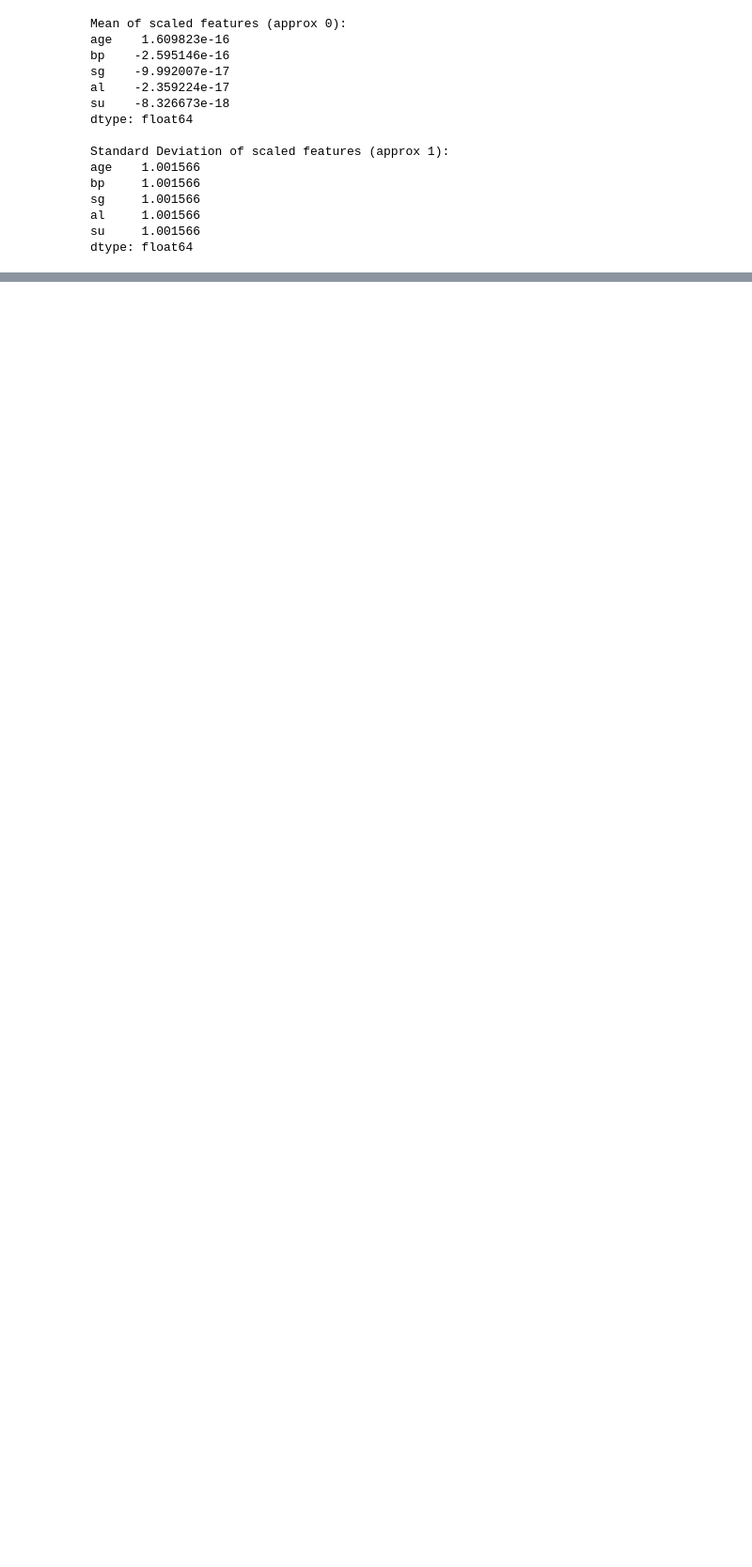
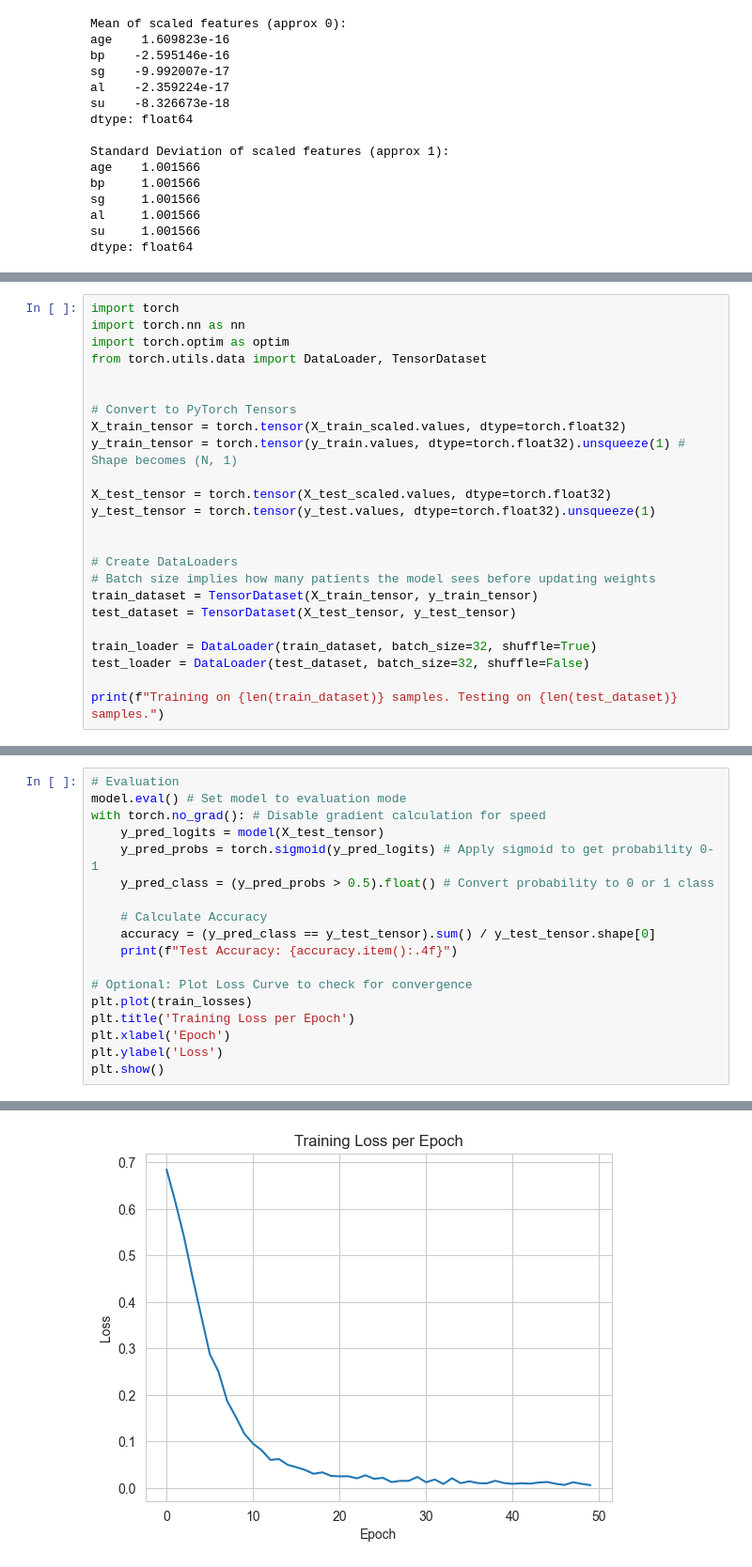
Before and after one commit to gitxnav/SP-Final-Project, a Jupyter notebook: src/classification/neural_network.ipynb, the cells around one changed output, grey strips where cells are left out. Shown at 94% size. Drawn from its saved outputs; the diff is of its cells as text; blank space fills up the shorter version.

Commit message:
[UPD] neural networks classification for the dataset with imputed values. Also, the model was uploaded to the folder of models

```diff
--- a/src/classification/neural_network.ipynb
+++ b/src/classification/neural_network.ipynb
@@ -159,0 +136,24 @@ X.head()
+# %%
+import torch
+import torch.nn as nn
+import torch.optim as optim
+from torch.utils.data import DataLoader, TensorDataset
+
+
+# Convert to PyTorch Tensors
+X_train_tensor = torch.tensor(X_train_scaled.values, dtype=torch.float32)
+y_train_tensor = torch.tensor(y_train.values, dtype=torch.float32).unsqueeze(1) # Shape becomes (N, 1)
+
+X_test_tensor = torch.tensor(X_test_scaled.values, dtype=torch.float32)
+y_test_tensor = torch.tensor(y_test.values, dtype=torch.float32).unsqueeze(1)
+
+
+# Create DataLoaders
+# Batch size implies how many patients the model sees before updating weights
+train_dataset = TensorDataset(X_train_tensor, y_train_tensor)
+test_dataset = TensorDataset(X_test_tensor, y_test_tensor)
+
+train_loader = DataLoader(train_dataset, batch_size=32, shuffle=True)
+test_loader = DataLoader(test_dataset, batch_size=32, shuffle=False)
+
+print(f"Training on {len(train_dataset)} samples. Testing on {len(test_dataset)} samples.")
@@ -159,0 +259,19 @@ X.head()
+# %%
+# Evaluation
+model.eval() # Set model to evaluation mode
+with torch.no_grad(): # Disable gradient calculation for speed
+    y_pred_logits = model(X_test_tensor)
+    y_pred_probs = torch.sigmoid(y_pred_logits) # Apply sigmoid to get probability 0-1
+    y_pred_class = (y_pred_probs > 0.5).float() # Convert probability to 0 or 1 class
+
+    # Calculate Accuracy
+    accuracy = (y_pred_class == y_test_tensor).sum() / y_test_tensor.shape[0]
+    print(f"Test Accuracy: {accuracy.item():.4f}")
+
+# Optional: Plot Loss Curve to check for convergence
+plt.plot(train_losses)
+plt.title('Training Loss per Epoch')
+plt.xlabel('Epoch')
+plt.ylabel('Loss')
+plt.show()
+# %% [output]
@@ -159,0 +279 @@ X.head()
+[figure, added]
```
Also changed, not shown: parts of 16 cells of this notebook, 1 other file.
